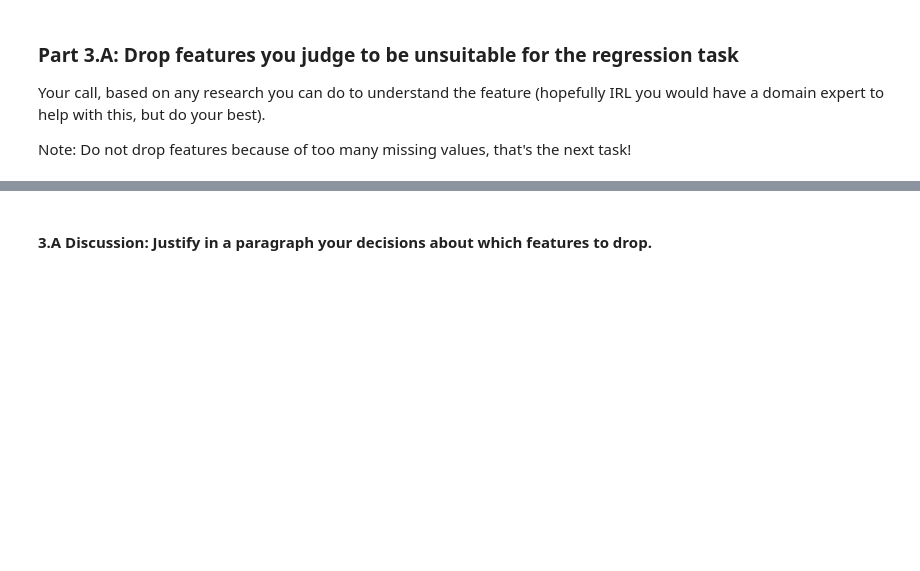
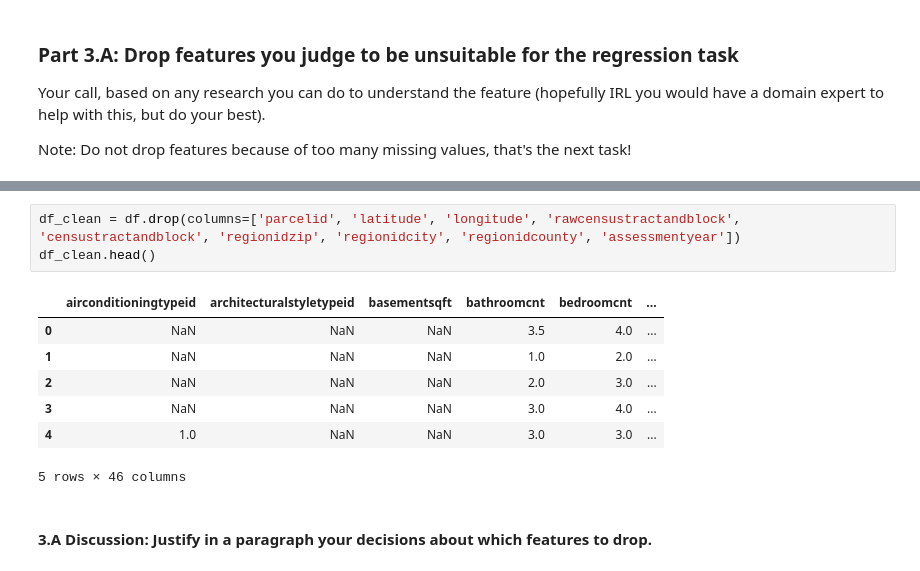
Before and after one commit to shadmanr1/Milestone_1, a Jupyter notebook: Milestone_01.ipynb, the cells around one changed output, grey strips where cells are left out. Saved outputs shown, nothing was run; the diff lists cells and outputs as text; blank space fills up the shorter version.

```diff
--- a/Milestone_01.ipynb
+++ b/Milestone_01.ipynb
@@ -487,3 +507,14 @@ Note: Do not drop features because of too many missing values, that's the next t
+# %%
+df_clean = df.drop(columns=['parcelid', 'latitude', 'longitude', 'rawcensustractandblock', 'censustractandblock', 'regionidzip', 'regionidcity', 'regionidcounty', 'assessmentyear'])
+df_clean.head()
+# %% [output]
+|  | airconditioningtypeid | architecturalstyletypeid | basementsqft | bathroomcnt | bedroomcnt | ... |
+| 0 | NaN | NaN | NaN | 3.5 | 4.0 | ... |
+| 1 | NaN | NaN | NaN | 1.0 | 2.0 | ... |
+| 2 | NaN | NaN | NaN | 2.0 | 3.0 | ... |
+| 3 | NaN | NaN | NaN | 3.0 | 4.0 | ... |
+| 4 | 1.0 | NaN | NaN | 3.0 | 3.0 | ... |
+5 rows × 46 columns
 # %% [markdown]
 #### **3.A Discussion:** Justify in a paragraph your decisions about which features to drop.
 # %% [markdown]
```
Also changed, not shown: parts of 14 cells of this notebook, 1 other file.
